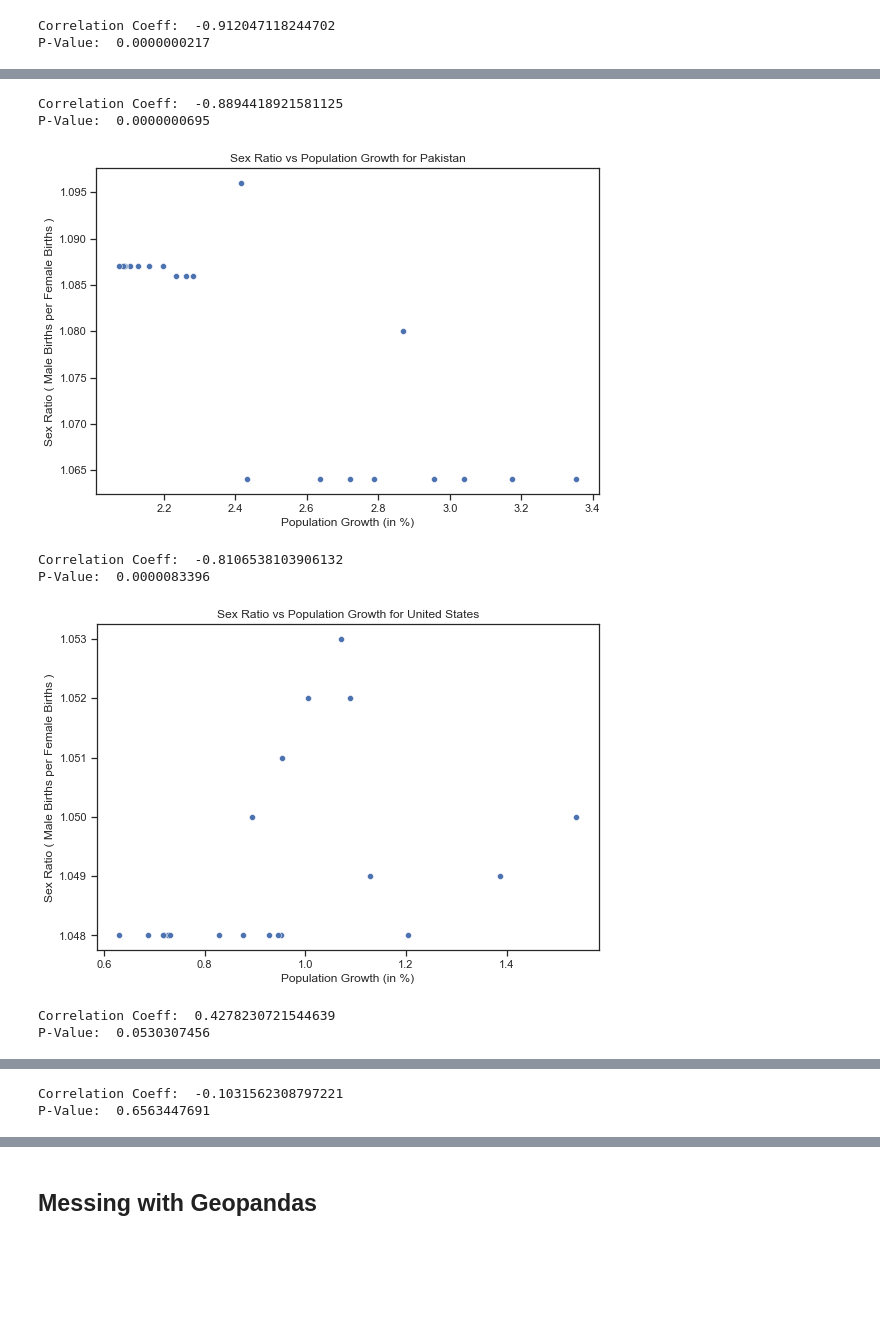
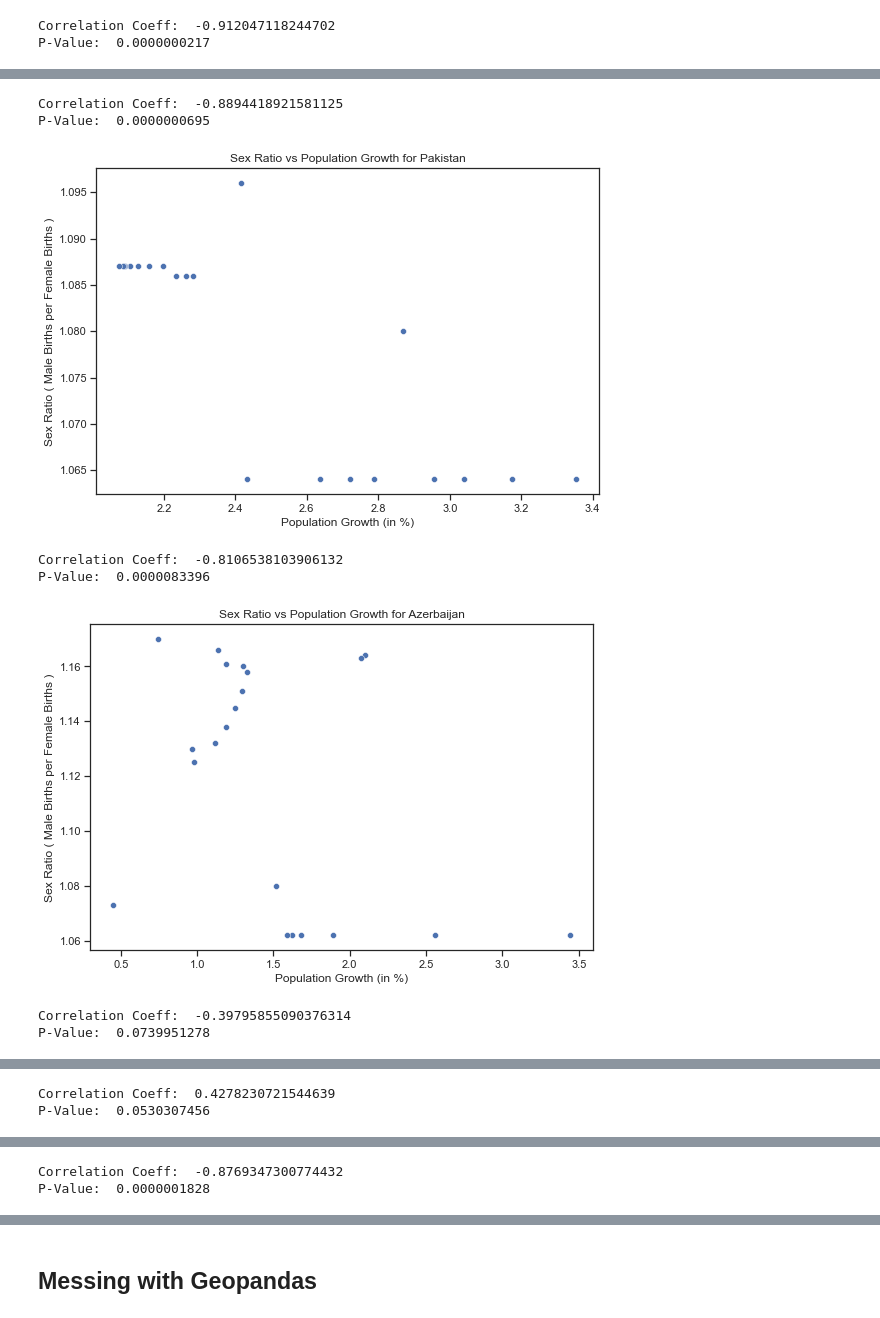
Before and after one commit to annapoliswu/CISC367_Final, a Jupyter notebook: messy-china-population-analysis.ipynb, the cells around one changed output, grey strips where cells are left out. Saved outputs shown, nothing was run; the diff lists cells and outputs as text; code cells hidden in the pictures; blank space fills up the shorter version.

```diff
--- a/messy-china-population-analysis.ipynb
+++ b/messy-china-population-analysis.ipynb
@@ -72,7 +16,7 @@ from sklearn.linear_model import LinearRegression
 sns.set(rc={'figure.figsize':(9,6)})
 sns.set_style("ticks")
 
-countries = ["China", "India", "United States"]
+countries = ["China", "India", "United States", "Pakistan"]
 # %%
 popTotal = pd.read_csv('data/PopulationTotal_All.csv',sep='\t',skiprows=4)
 popTotal = popTotal.drop(columns=["Indicator Name", "Indicator Code"]).copy()
@@ -408,27 +358,28 @@ P-Value:  0.0000000217
 # %%
 def displayCorrelation(country):
     df = sexRatio.loc[sexRatio['Country Name'] == country].sort_values("Year").copy()
     temp = popGrowth[ (popGrowth["Country Name"] == country) & popGrowth["Year"].isin(indiaRatio["Year"]) ].sort_values("Year")["Population Growth"].copy()
     df["Population Growth"] = temp.values
     df = df.dropna()
     plot = sns.scatterplot(data=df, y="Sex Ratio", x="Population Growth")
     plot.set(xlabel='Population Growth (in %)', ylabel="Sex Ratio ( Male Births per Female Births )", title="Sex Ratio vs Population Growth for " + country)
     plt.show()
     corr, pval = scipystats.pearsonr(df['Population Growth'], df['Sex Ratio'])
     print("Correlation Coeff: ", corr)
     print("P-Value: ", '{:0.10f}'.format(pval))
 
 displayCorrelation("India")
 displayCorrelation("Pakistan")
+displayCorrelation("Azerbaijan")
 displayCorrelation("United States")
-displayCorrelation("Canada")
+displayCorrelation("Vietnam")
 # %% [output]
 [figure]
 Correlation Coeff:  -0.8894418921581125
 P-Value:  0.0000000695
 [figure]
 Correlation Coeff:  -0.8106538103906132
 P-Value:  0.0000083396
-[figure, old version]
+[figure, new version]
-Correlation Coeff:  0.4278230721544639
-P-Value:  0.0530307456
+Correlation Coeff:  -0.39795855090376314
+P-Value:  0.0739951278
@@ -436,2 +387,2 @@ P-Value:  0.0530307456
-Correlation Coeff:  -0.1031562308797221
-P-Value:  0.6563447691
+Correlation Coeff:  0.4278230721544639
+P-Value:  0.0530307456
@@ -438,2 +390,4 @@ P-Value:  0.6563447691
+Correlation Coeff:  -0.8769347300774432
+P-Value:  0.0000001828
 # %% [markdown]
 * Seems to be a strong negative correlation between population growth and sex ratio for India and China
```
Also changed, not shown: parts of 18 cells of this notebook, 7 other files.
